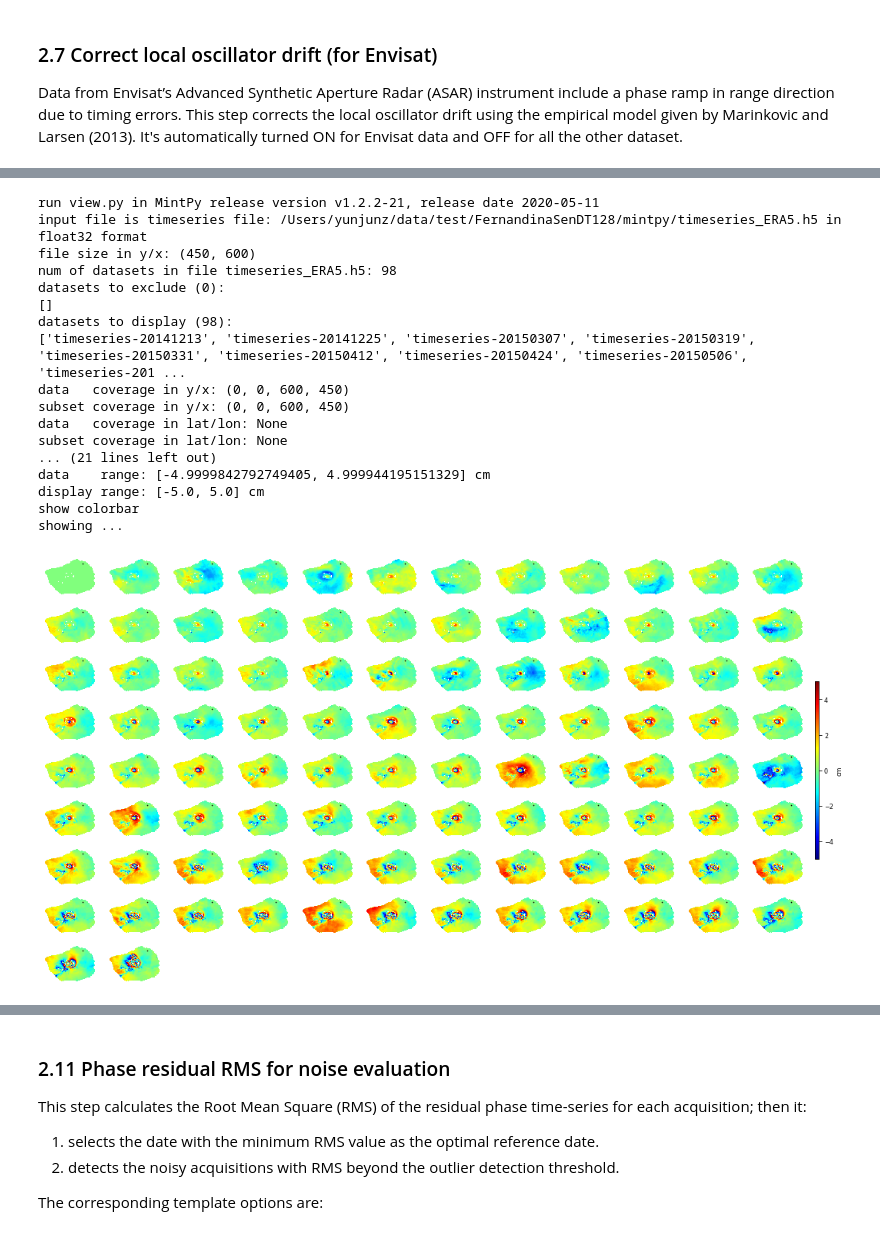
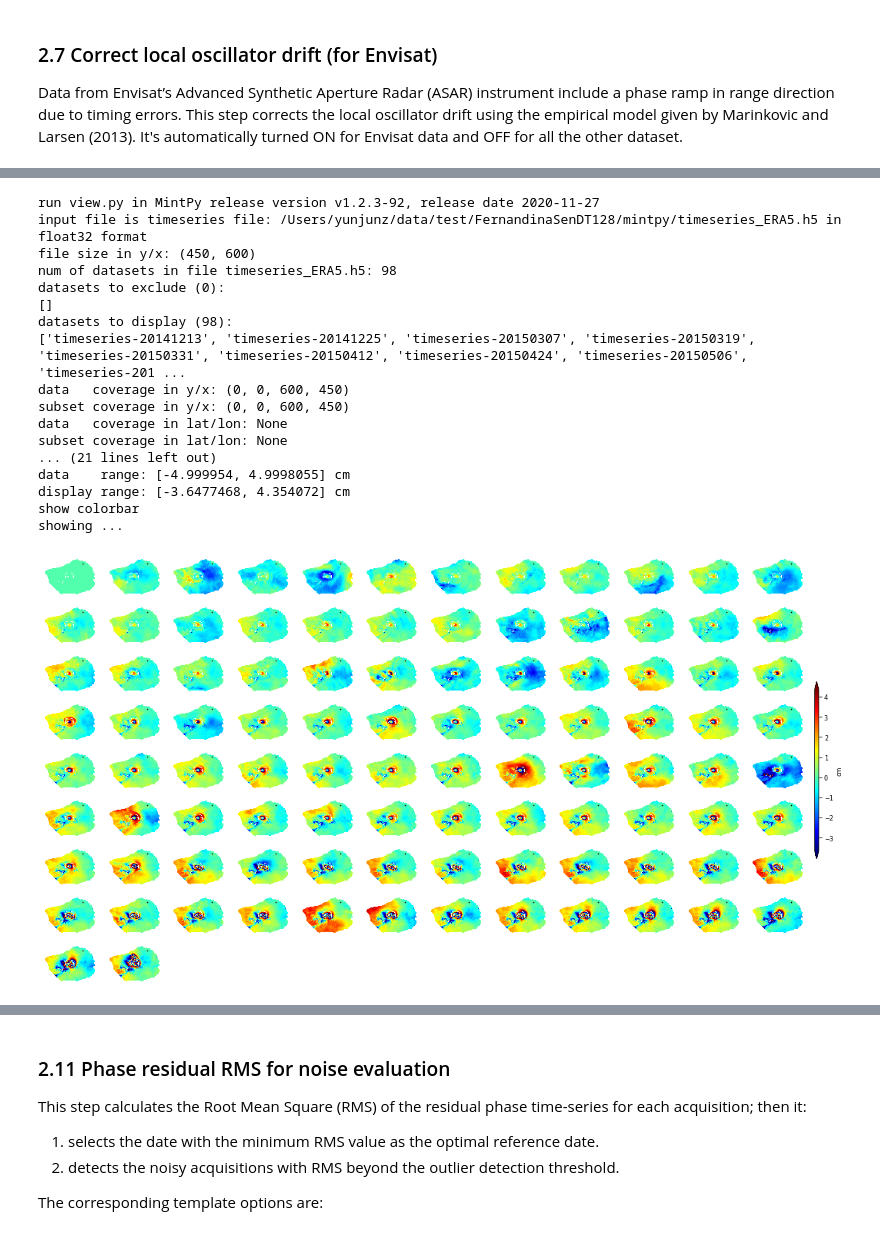
Before and after one commit to insarlab/MintPy-tutorial, a Jupyter notebook: smallbaselineApp.ipynb, the cells around one changed output, grey strips where cells are left out. Saved outputs shown, nothing was run; the diff lists cells and outputs as text; code cells hidden in the pictures.

```diff
--- a/smallbaselineApp.ipynb
+++ b/smallbaselineApp.ipynb
@@ -756,24 +752,24 @@ Time used: 00 mins 0.9 secs
 # %%
-view.main('timeseries_ERA5.h5 --notitle --wrap --wrap-range -5 5 --notick --noaxis'.split())
+view.main('timeseries_ERA5.h5 --wrap --wrap-range -5 5 --notitle --notick --noaxis'.split())
 # %% [output]
-run view.py in MintPy release version v1.2.2-21, release date 2020-05-11
+run view.py in MintPy release version v1.2.3-92, release date 2020-11-27
 input file is timeseries file: /Users/yunjunz/data/test/FernandinaSenDT128/mintpy/timeseries_ERA5.h5 in float32 format
 file size in y/x: (450, 600)
 num of datasets in file timeseries_ERA5.h5: 98
 datasets to exclude (0):
 []
 datasets to display (98):
 ['timeseries-20141213', 'timeseries-20141225', 'timeseries-20150307', 'timeseries-20150319', 'timeseries-20150331', 'timeseries-20150412', 'timeseries-20150424', 'timeseries-20150506', 'timeseries-201 ...
 data   coverage in y/x: (0, 0, 600, 450)
 subset coverage in y/x: (0, 0, 600, 450)
 data   coverage in lat/lon: None
 subset coverage in lat/lon: None
 ... (21 lines left out)
-data    range: [-4.9999842792749405, 4.999944195151329] cm
-display range: [-5.0, 5.0] cm
+data    range: [-4.999954, 4.9998055] cm
+display range: [-3.6477468, 4.354072] cm
 show colorbar
 showing ...
-[figure, old version]
+[figure, new version]
 # %% [markdown]
 ### 2.9 Phase deramping (optional) ###
 
```
Also changed, not shown: parts of 54 cells of this notebook.
